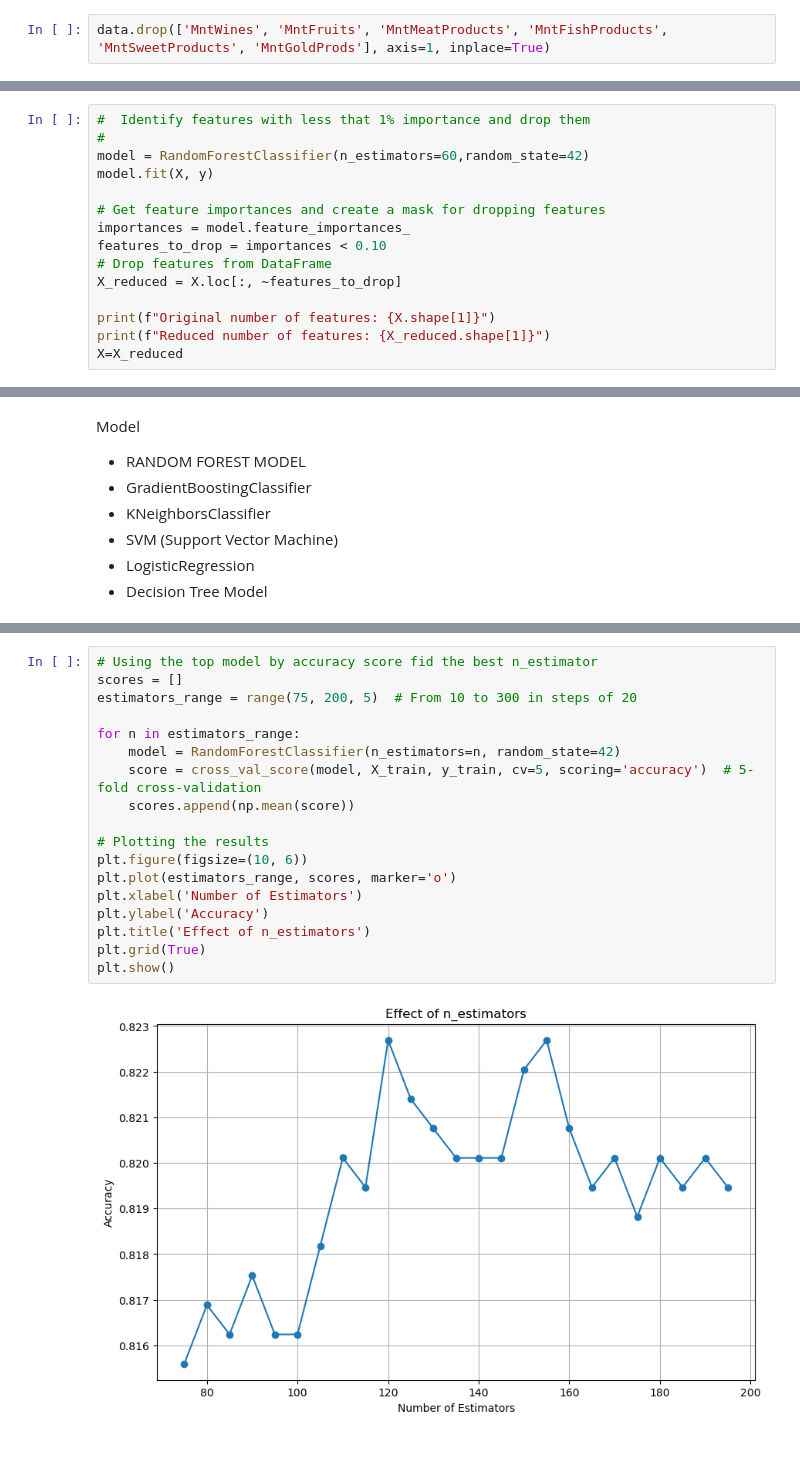
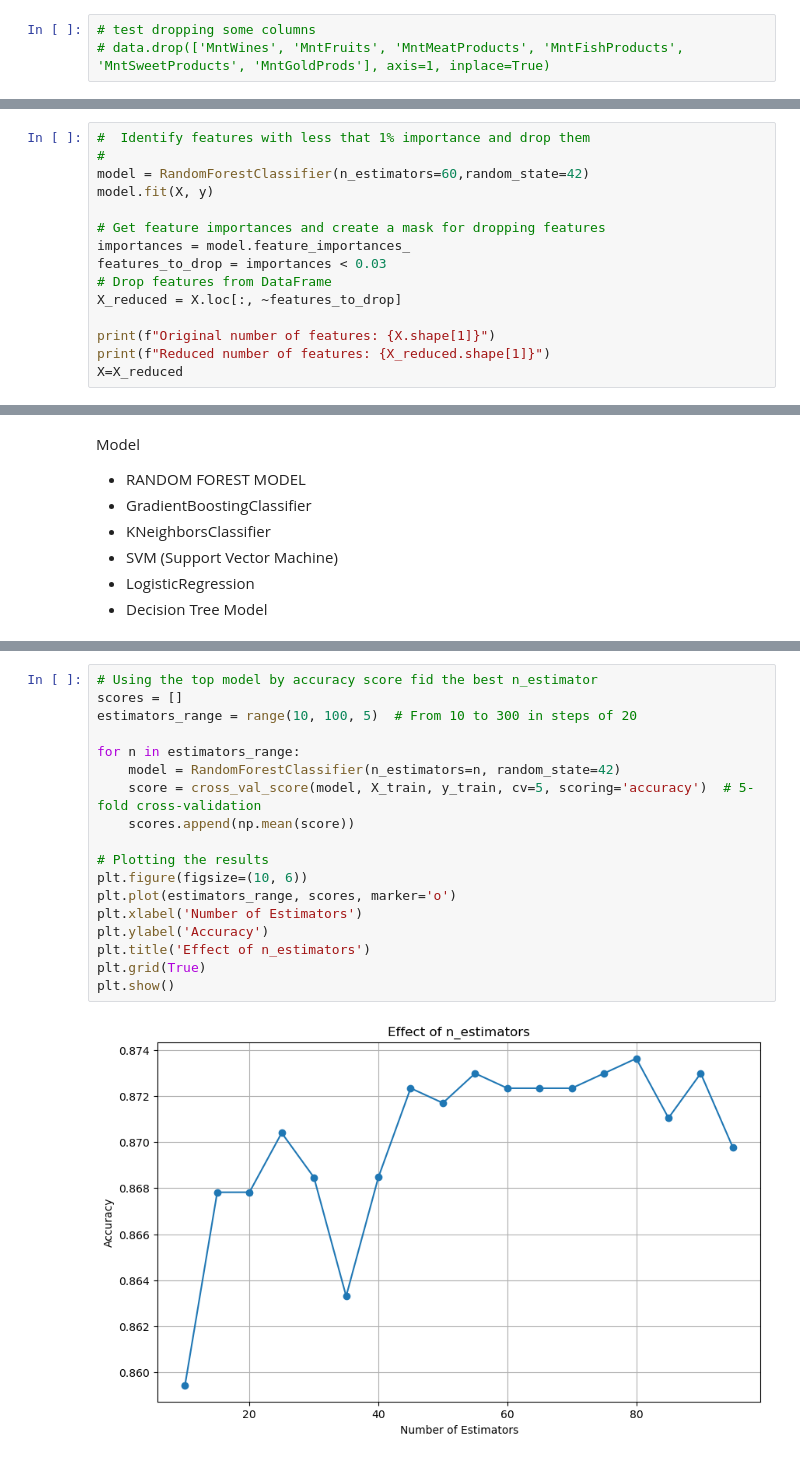
Before and after one commit to ehxewri/Project-2, a Jupyter notebook: Maketing Campaign/Marketing_Campaign.ipynb, the cells around one changed output, grey strips where cells are left out. Drawn from its saved outputs; the diff is of its cells as text.

```diff
--- a/Maketing Campaign/Marketing_Campaign.ipynb
+++ b/Maketing Campaign/Marketing_Campaign.ipynb
@@ -118,7 +118,8 @@ Index(['ID', 'Year_Birth', 'Education', 'Marital_Status', 'Income', 'Kidhome',
 - data5: One Hot Encode Marital Status and Education
 - data6: Drop ID and Year Birth
 # %%
-data.drop(['MntWines', 'MntFruits', 'MntMeatProducts', 'MntFishProducts', 'MntSweetProducts', 'MntGoldProds'], axis=1, inplace=True)
+# test dropping some columns
+# data.drop(['MntWines', 'MntFruits', 'MntMeatProducts', 'MntFishProducts', 'MntSweetProducts', 'MntGoldProds'], axis=1, inplace=True)
 # %%
 # Preprocess = Clean up NA if number of NA in column is less that a percentage of rows
 # this automatically cleans up rows below a threshold and list columns when NA rows exceed the threshold
@@ -300,7 +311,7 @@ model.fit(X, y)
 
 # Get feature importances and create a mask for dropping features
 importances = model.feature_importances_
-features_to_drop = importances < 0.10
+features_to_drop = importances < 0.03
 # Drop features from DataFrame
 X_reduced = X.loc[:, ~features_to_drop]
 
@@ -416,21 +427,21 @@ Sampler Scaler Classifier  Accuracy
 # %%
 # Using the top model by accuracy score fid the best n_estimator
 scores = []
-estimators_range = range(75, 200, 5)  # From 10 to 300 in steps of 20
+estimators_range = range(10, 100, 5)  # From 10 to 300 in steps of 20
 
 for n in estimators_range:
     model = RandomForestClassifier(n_estimators=n, random_state=42)
     score = cross_val_score(model, X_train, y_train, cv=5, scoring='accuracy')  # 5-fold cross-validation
     scores.append(np.mean(score))
 
 # Plotting the results
 plt.figure(figsize=(10, 6))
 plt.plot(estimators_range, scores, marker='o')
 plt.xlabel('Number of Estimators')
 plt.ylabel('Accuracy')
 plt.title('Effect of n_estimators')
 plt.grid(True)
 plt.show()
 # %% [output]
-[figure, old version]
+[figure, new version]
 # %% [markdown]
```
Also changed, not shown: parts of 20 cells of this notebook.
